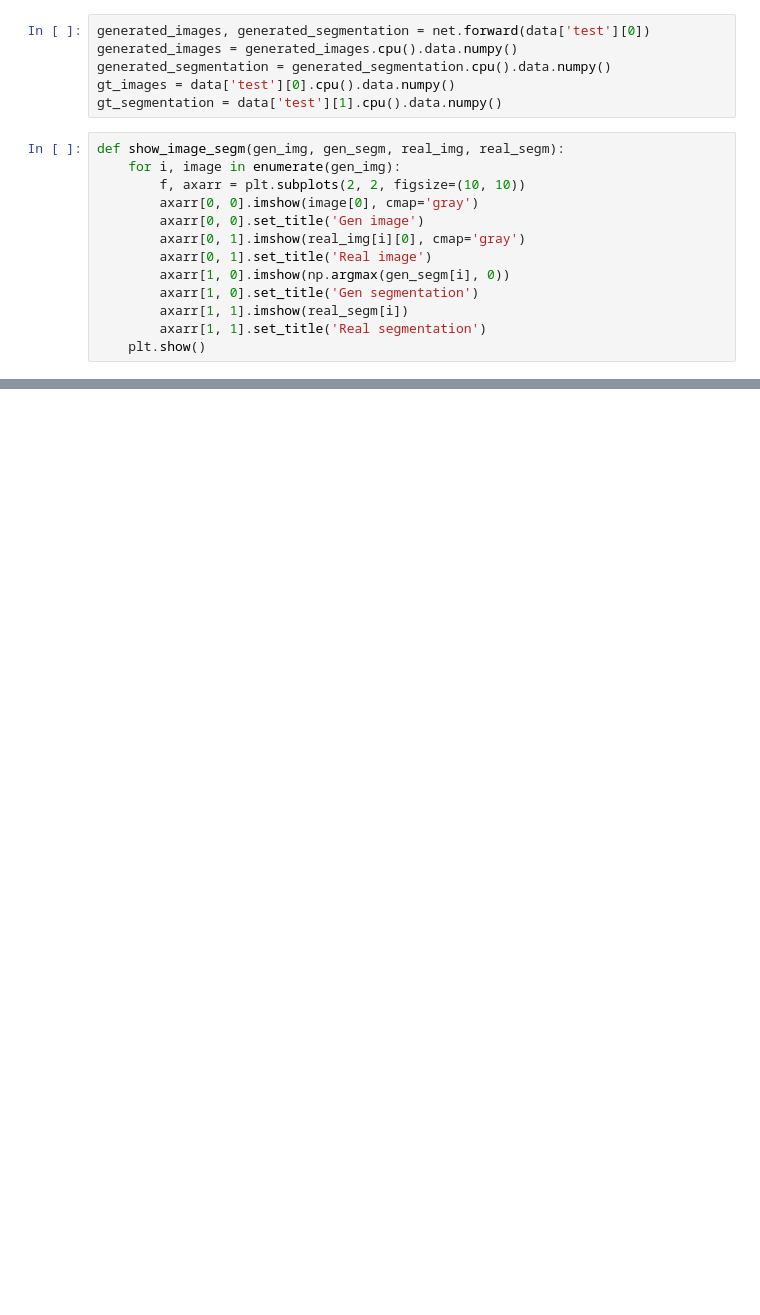
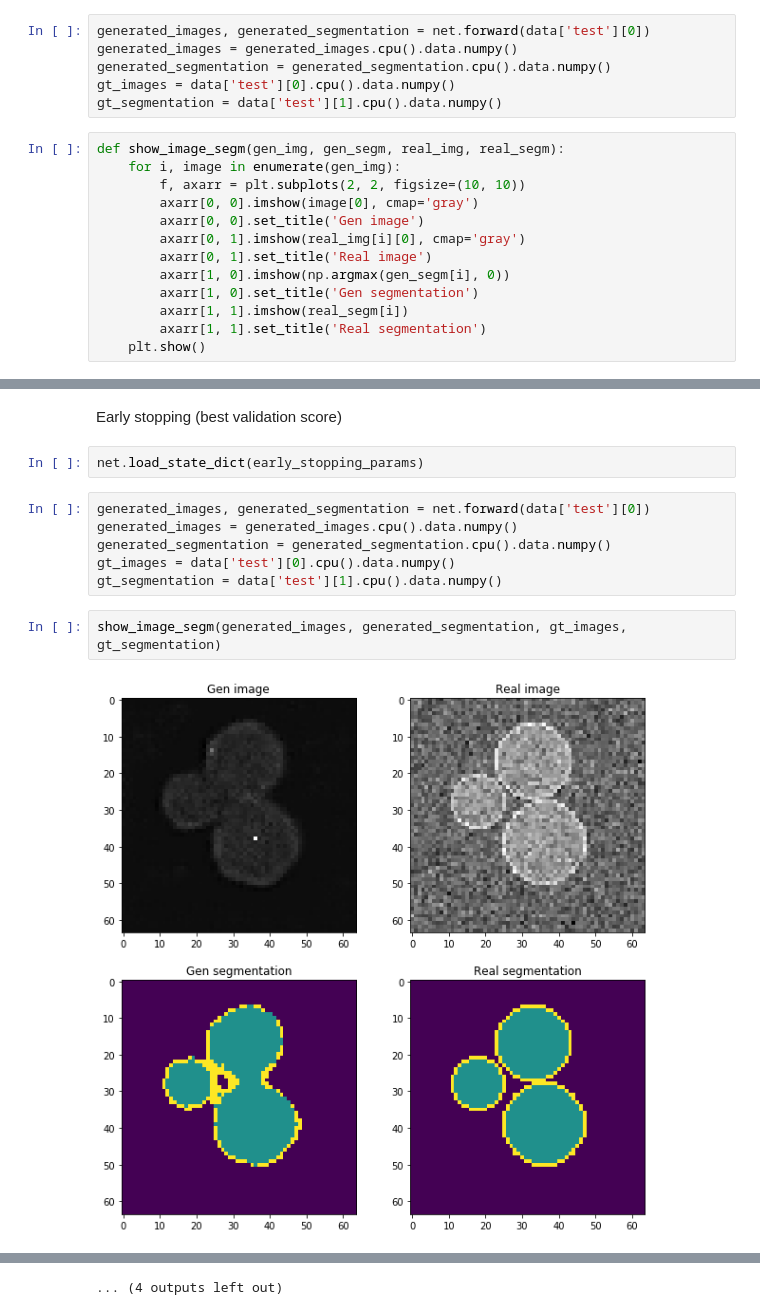
Before and after one commit to ashysheya/research_project, a Jupyter notebook: very_simple_autoencoder_experiments.ipynb, the cells around one changed output, grey strips where cells are left out. Saved outputs shown, nothing was run; the diff lists cells and outputs as text; blank space fills up the shorter version.

```diff
--- a/very_simple_autoencoder_experiments.ipynb
+++ b/very_simple_autoencoder_experiments.ipynb
@@ -202 +205,15 @@ show_image_segm(generated_images, generated_segmentation, gt_images, gt_segmenta
 ... (4 outputs left out)
+# %% [markdown]
+Early stopping (best validation score)
+# %%
+net.load_state_dict(early_stopping_params)
+# %%
+generated_images, generated_segmentation = net.forward(data['test'][0])
+generated_images = generated_images.cpu().data.numpy()
+generated_segmentation = generated_segmentation.cpu().data.numpy()
+gt_images = data['test'][0].cpu().data.numpy()
+gt_segmentation = data['test'][1].cpu().data.numpy()
+# %%
+show_image_segm(generated_images, generated_segmentation, gt_images, gt_segmentation)
+# %% [output]
+[figure, added]
@@ -202,0 +231 @@ show_image_segm(generated_images, generated_segmentation, gt_images, gt_segmenta
+... (4 outputs left out)
```
Also changed, not shown: parts of 7 cells of this notebook.
